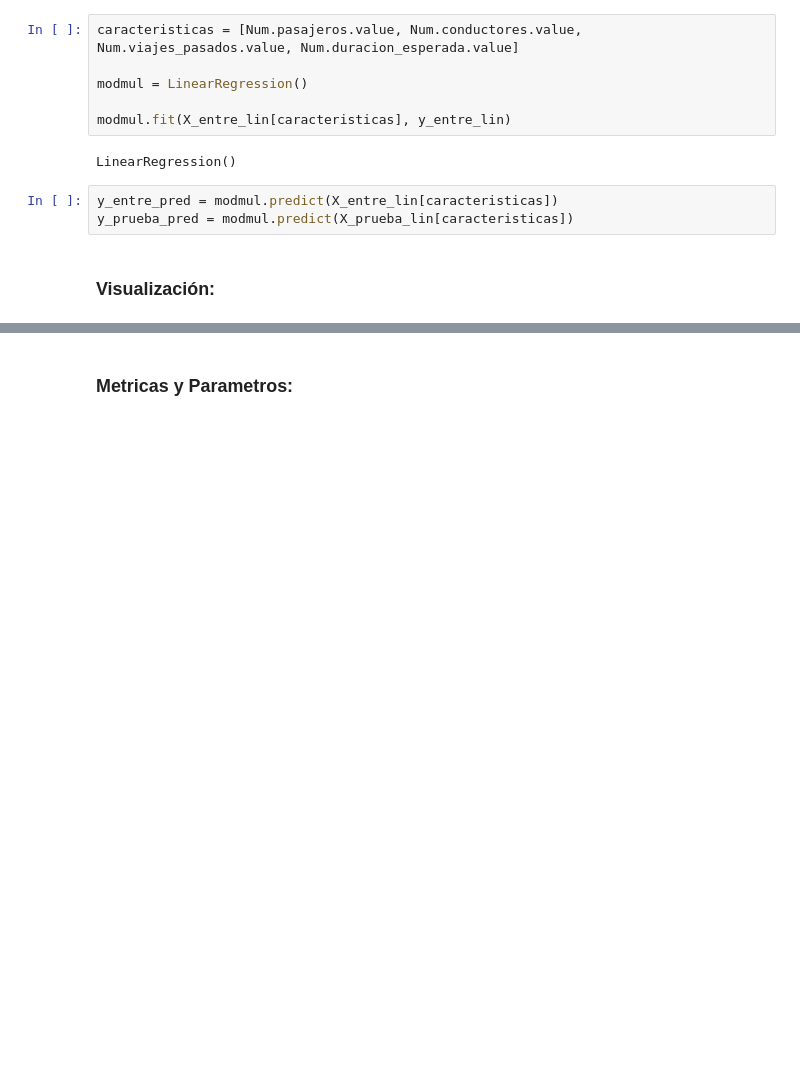
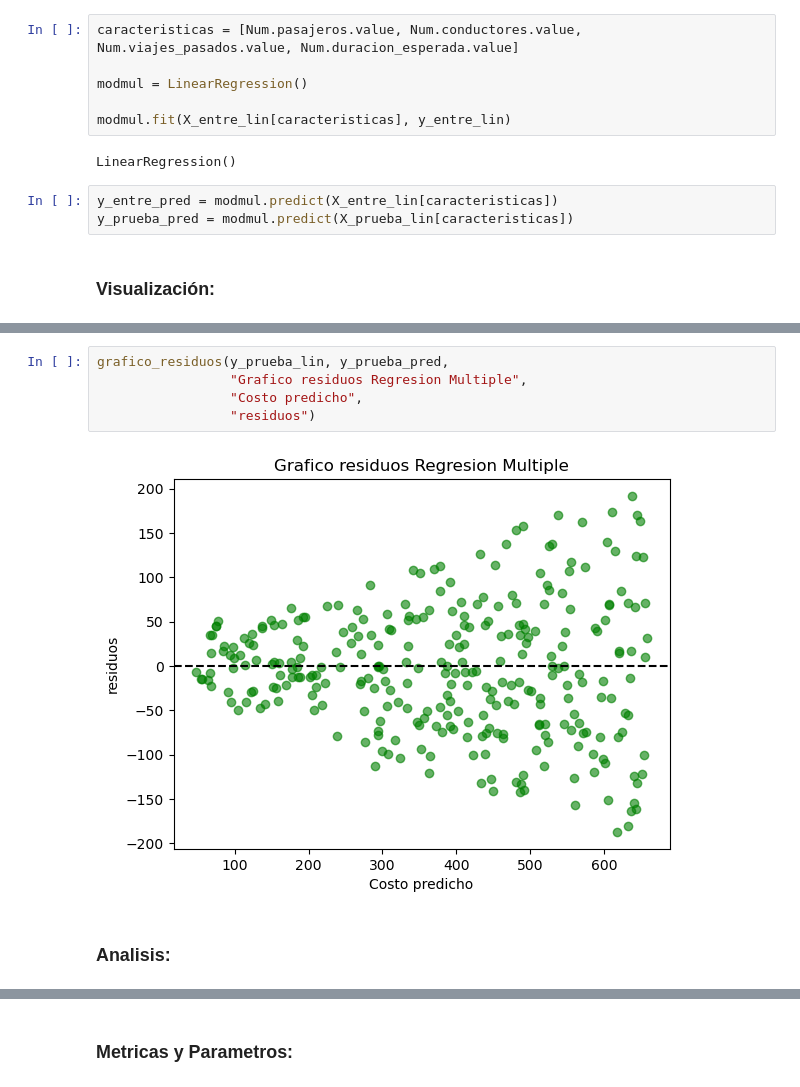
Before and after one commit to josejjgs1923/proyecto-analisis-calidad-aire-bogota, a Jupyter notebook: Tarea2_Juan_Jose_Garcia_G7.ipynb, the cells around one changed output, grey strips where cells are left out. Saved outputs shown, nothing was run; the diff lists cells and outputs as text; blank space fills up the shorter version.

```diff
--- a/Tarea2_Juan_Jose_Garcia_G7.ipynb
+++ b/Tarea2_Juan_Jose_Garcia_G7.ipynb
@@ -489,0 +530,9 @@ plt.show()
+# %%
+grafico_residuos(y_prueba_lin, y_prueba_pred,
+                 "Grafico residuos Regresion Multiple",
+                 "Costo predicho",
+                 "residuos")
+# %% [output]
+[figure, added]
+# %% [markdown]
+### Analisis:
```
Also changed, not shown: parts of 165 cells of this notebook.
